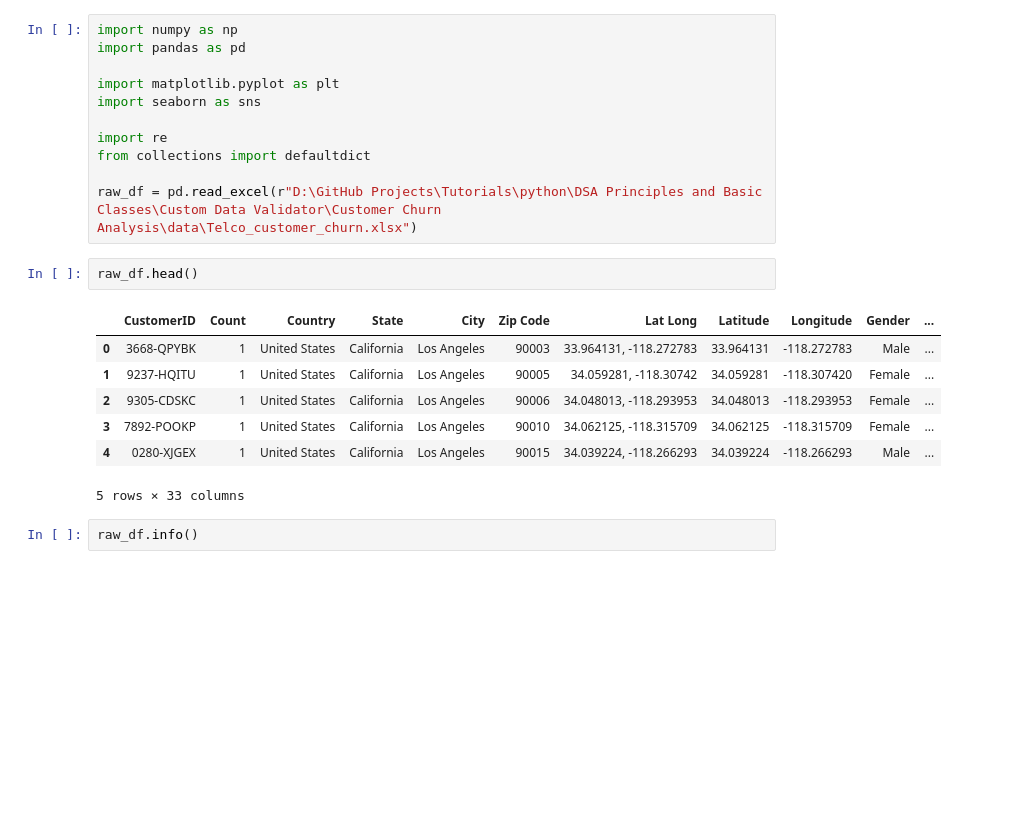
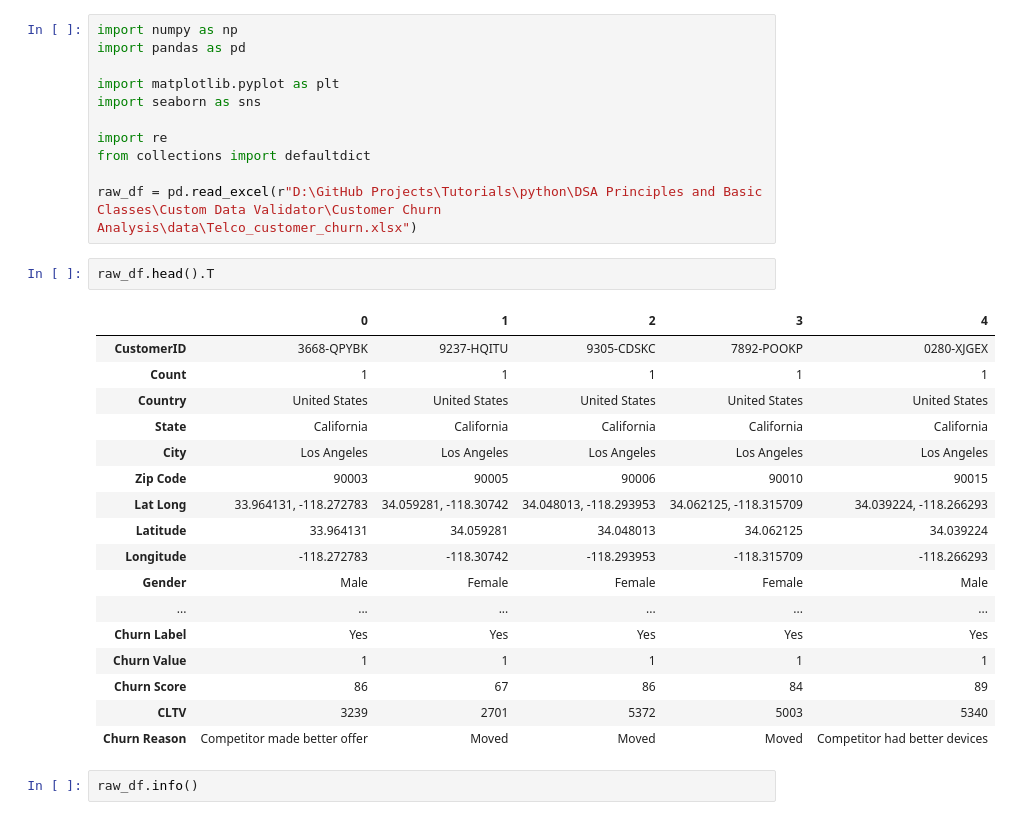
Before and after one commit to h-sutiwas/Tutorials, a Jupyter notebook: python/DSA Principles and Basic Classes/Custom Data Validator/Customer Churn Analysis/source/data_validator.ipynb, the cells around one changed output. Saved outputs shown, nothing was run; the diff lists cells and outputs as text; blank space fills up the shorter version.

```diff
--- a/python/DSA Principles and Basic Classes/Custom Data Validator/Customer Churn Analysis/source/data_validator.ipynb
+++ b/python/DSA Principles and Basic Classes/Custom Data Validator/Customer Churn Analysis/source/data_validator.ipynb
@@ -27,15 +27,25 @@ from collections import defaultdict
 
 raw_df = pd.read_excel(r"D:\GitHub Projects\Tutorials\python\DSA Principles and Basic Classes\Custom Data Validator\Customer Churn Analysis\data\Telco_customer_churn.xlsx")
 # %%
-raw_df.head()
+raw_df.head().T
 # %% [output]
-|  | CustomerID | Count | Country | State | City | Zip Code | Lat Long | Latitude | Longitude | Gender | ... |
-| 0 | 3668-QPYBK | 1 | United States | California | Los Angeles | 90003 | 33.964131, -118.272783 | 33.964131 | -118.272783 | Male | ... |
-| 1 | 9237-HQITU | 1 | United States | California | Los Angeles | 90005 | 34.059281, -118.30742 | 34.059281 | -118.307420 | Female | ... |
-| 2 | 9305-CDSKC | 1 | United States | California | Los Angeles | 90006 | 34.048013, -118.293953 | 34.048013 | -118.293953 | Female | ... |
-| 3 | 7892-POOKP | 1 | United States | California | Los Angeles | 90010 | 34.062125, -118.315709 | 34.062125 | -118.315709 | Female | ... |
-| 4 | 0280-XJGEX | 1 | United States | California | Los Angeles | 90015 | 34.039224, -118.266293 | 34.039224 | -118.266293 | Male | ... |
+|  | 0 | 1 | 2 | 3 | 4 |
+| CustomerID | 3668-QPYBK | 9237-HQITU | 9305-CDSKC | 7892-POOKP | 0280-XJGEX |
+| Count | 1 | 1 | 1 | 1 | 1 |
+| Country | United States | United States | United States | United States | United States |
+| State | California | California | California | California | California |
+| City | Los Angeles | Los Angeles | Los Angeles | Los Angeles | Los Angeles |
+| Zip Code | 90003 | 90005 | 90006 | 90010 | 90015 |
+| Lat Long | 33.964131, -118.272783 | 34.059281, -118.30742 | 34.048013, -118.293953 | 34.062125, -118.315709 | 34.039224, -118.266293 |
+| Latitude | 33.964131 | 34.059281 | 34.048013 | 34.062125 | 34.039224 |
+| Longitude | -118.272783 | -118.30742 | -118.293953 | -118.315709 | -118.266293 |
+| Gender | Male | Female | Female | Female | Male |
+| ... | ... | ... | ... | ... | ... |
+| Churn Label | Yes | Yes | Yes | Yes | Yes |
+| Churn Value | 1 | 1 | 1 | 1 | 1 |
+| Churn Score | 86 | 67 | 86 | 84 | 89 |
+| CLTV | 3239 | 2701 | 5372 | 5003 | 5340 |
+| Churn Reason | Competitor made better offer | Moved | Moved | Moved | Competitor had better devices |
-5 rows × 33 columns
 # %%
 raw_df.info()
 # %% [output]
```
Also changed, not shown: parts of 11 cells of this notebook.
